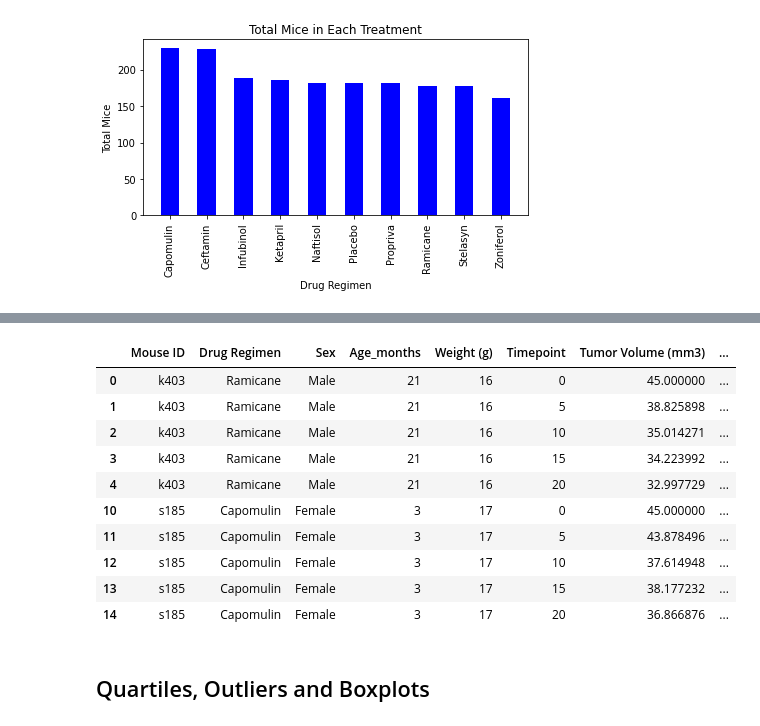
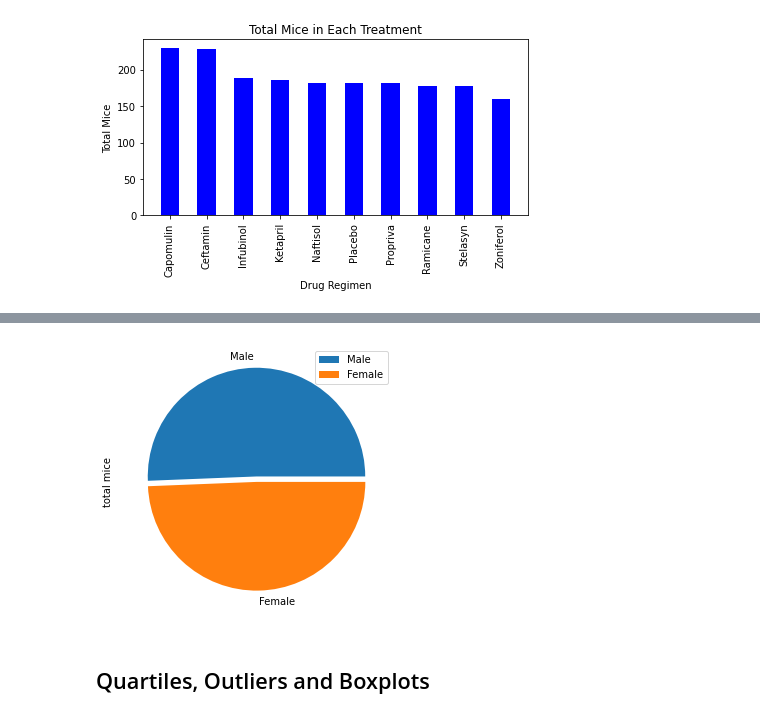
Before and after one commit to Rob397/Matplotlib--Pharma, a Jupyter notebook: pymaceuticals_starter.ipynb, the cells around one changed output, grey strips where cells are left out. Cells and saved outputs as stored; diff of their text form; code cells hidden in the pictures.

```diff
--- a/pymaceuticals_starter.ipynb
+++ b/pymaceuticals_starter.ipynb
@@ -165,19 +184,9 @@ Text(24.0, 0.5, 'Total Mice')
 # %%
-# Generate a pie plot showing the distribution of female versus male mice using pyplot
+# Generate a pie plot showing the distribution of female versus male mice using pandas
 
-gender_groups = merged_df.groupby('Sex')
-gender_groups.head()
+df = pd.DataFrame({'total mice': [len(male),len(female)]}, index=['Male', 'Female'])
+plot = df.plot.pie(y='total mice', figsize=(5, 5), explode = myexplode)
 # %% [output]
-|  | Mouse ID | Drug Regimen | Sex | Age_months | Weight (g) | Timepoint | Tumor Volume (mm3) | ... |
-| 0 | k403 | Ramicane | Male | 21 | 16 | 0 | 45.000000 | ... |
-| 1 | k403 | Ramicane | Male | 21 | 16 | 5 | 38.825898 | ... |
-| 2 | k403 | Ramicane | Male | 21 | 16 | 10 | 35.014271 | ... |
-| 3 | k403 | Ramicane | Male | 21 | 16 | 15 | 34.223992 | ... |
-| 4 | k403 | Ramicane | Male | 21 | 16 | 20 | 32.997729 | ... |
-| 10 | s185 | Capomulin | Female | 3 | 17 | 0 | 45.000000 | ... |
-| 11 | s185 | Capomulin | Female | 3 | 17 | 5 | 43.878496 | ... |
-| 12 | s185 | Capomulin | Female | 3 | 17 | 10 | 37.614948 | ... |
-| 13 | s185 | Capomulin | Female | 3 | 17 | 15 | 38.177232 | ... |
-| 14 | s185 | Capomulin | Female | 3 | 17 | 20 | 36.866876 | ... |
+[figure, added]
 # %% [markdown]
 ## Quartiles, Outliers and Boxplots
```
Also changed, not shown: parts of 19 cells of this notebook.
